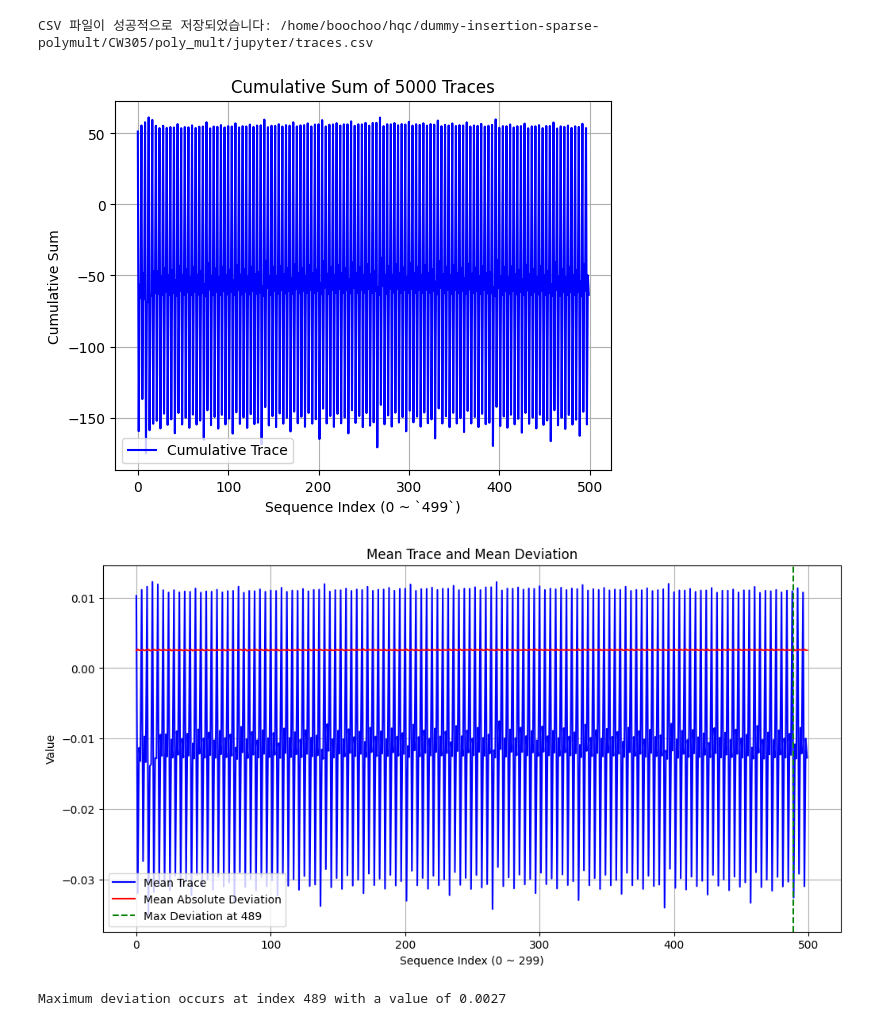
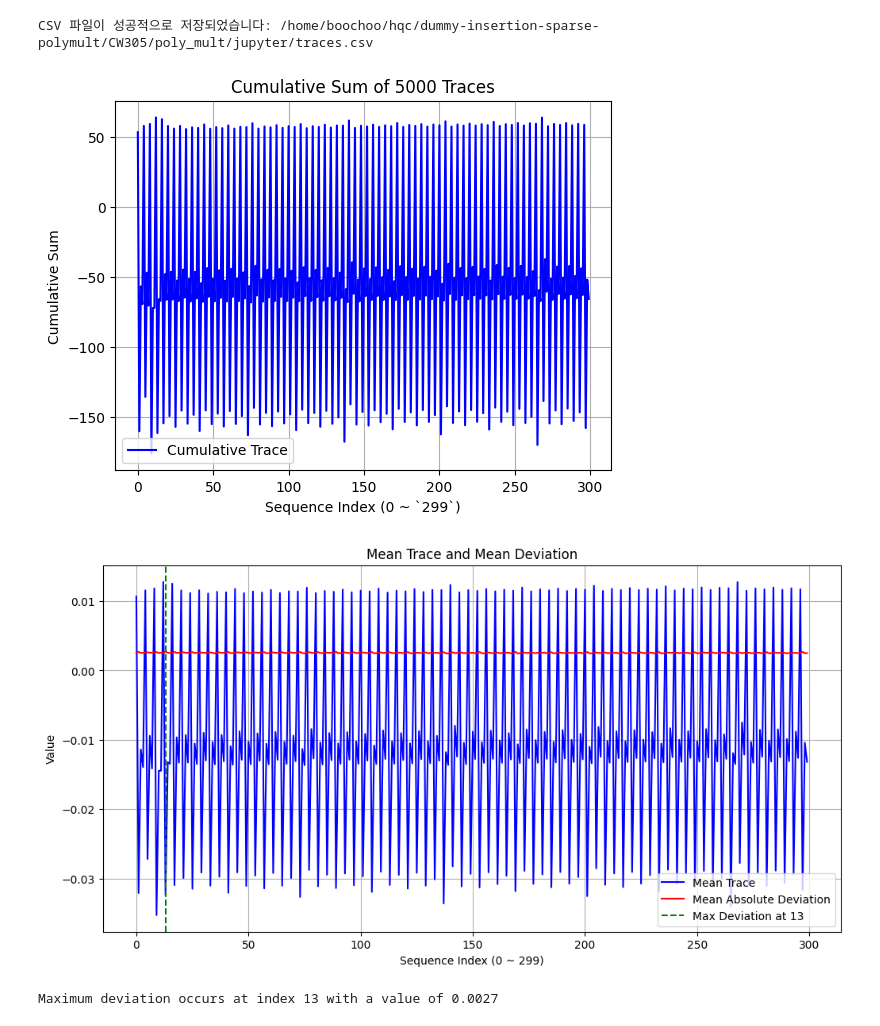
Before and after one commit to my-rooftop/dummy-insertion-sparse-polymult, a Jupyter notebook: CW305/poly_mult/jupyter/CW305_vulnerable_attack.ipynb, the cells around one changed output. Saved outputs shown, nothing was run; the diff lists cells and outputs as text; code cells hidden in the pictures.

```diff
--- a/CW305/poly_mult/jupyter/CW305_vulnerable_attack.ipynb
+++ b/CW305/poly_mult/jupyter/CW305_vulnerable_attack.ipynb
@@ -39,7 +39,6 @@ else:
 # On the CW305, setting force=False only programs the FPGA if it is currently unprogrammed, whereas force=True programs the FPGA regardless.
 # This option isn't available on the CW312T_A35 or CW312T_ICE40.
 # target = cw.target(scope, cw.targets.CW305, force=True, fpga_id=fpga_id, platform=platform)
-scope.adc.samples = 500
 target = cw.target(None, cw.targets.CW305, force=True, bsfile="/home/boochoo/hqc/dummy-insertion-sparse-polymult/CW305/poly_mult/vivado_polymult_vulnerable_cw305/vivado_polymult_vulnerable_cw305.runs/impl_1/cw305_top.bit")
 # %% [output]
 scope.gain.mode                          changed from low                       to high
@@ -60,6 +59,8 @@ scope.io.hs2                             changed from None
 scope.io.tio_states                      changed from (1, 0, 0, 0)              to (0, 1, 0, 0)
 scope.io.cdc_settings                    changed from bytearray(b'\x01\x00\x00\x00') to bytearray(b'\x00\x00\x00\x00')
 (ChipWhisperer Target WARNING|File CW305.py:591) Using default Verilog defines (/home/boochoo/chipwhisperer/software/chipwhisperer/hardware/firmware/cw305/cw305_aes_defines.v); if this is not what you ...
+# %%
+scope.adc.samples = 300
 # %%
 if TARGET_PLATFORM in ['CW305_100t', 'CW305_35t']:
     target.vccint_set(1.0)
@@ -241,34 +244,34 @@ traces = np.array(traces)
 # %%
 import numpy as np
 import matplotlib.pyplot as plt
 
 def plot_cumulative_trace(data, N=5000, length=300):
     """
     5000개의 200길이 데이터를 x축 기준으로 모두 누적하여 시각화하는 함수
 
     :param data: (5000, 200) 형태의 2차원 NumPy 배열
     """
     # 데이터가 올바른 형태인지 확인
     if len(data.shape) != 2 or data.shape[1] != length:
         raise ValueError("Input data must have a shape of (N, length)")
 
     # x축 기준으로 누적 합 계산 (axis=0)
     cumulative_trace = np.sum(data, axis=0)
 
     # 그래프 그리기
     plt.plot(range(length), cumulative_trace, label="Cumulative Trace", color='b')
-    plt.xlabel(f"Sequence Index (0 ~ `{length-1}`)")
+    plt.xlabel(f"Sequence Index (0 ~ {length-1})")
     plt.ylabel("Cumulative Sum")
     plt.title("Cumulative Sum of 5000 Traces")
     plt.legend()
     plt.grid()
     plt.show()
 
     return cumulative_trace/5000
 
 cumulative_trace = plot_cumulative_trace(traces, length = scope.adc.samples)
 # %% [output]
-[figure, old version]
+[figure, new version]
 # %%
 def analyze_trace_variation(data, N=5000, length=300):
     """
@@ -319,5 +322,5 @@ def analyze_trace_variation(data, N=5000, length=300):
 # 분석 실행
 mean_trace, mean_deviation, max_deviation_index, max_deviation_value = analyze_trace_variation(traces, length=scope.adc.samples)
 # %% [output]
-[figure, old version]
+[figure, new version]
-Maximum deviation occurs at index 489 with a value of 0.0027
+Maximum deviation occurs at index 13 with a value of 0.0027
```
Also changed, not shown: parts of 3 cells of this notebook, 6 other files.
